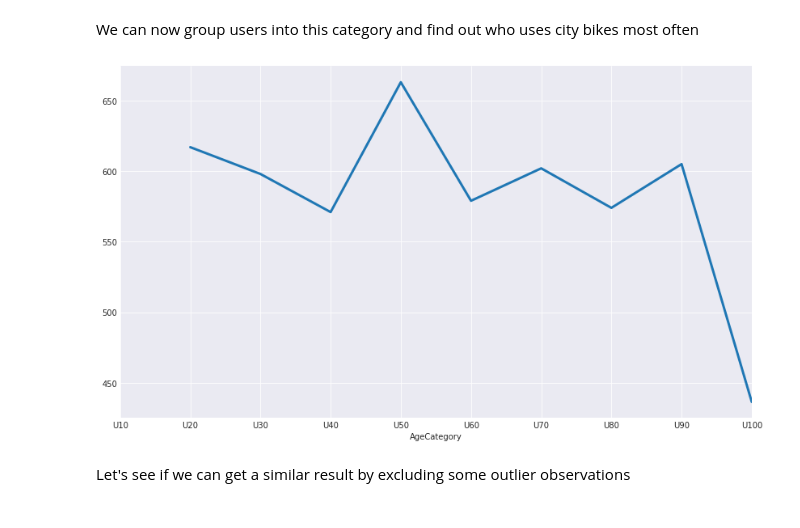
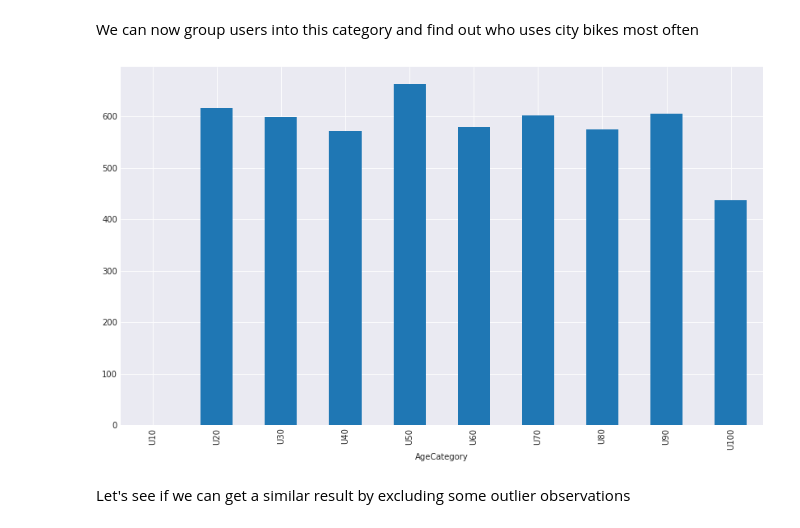
Before and after one commit to BlooAM/BikeCityShare, a Jupyter notebook: CityBikeShare.ipynb, the cells around one changed output. Saved outputs shown, nothing was run; the diff lists cells and outputs as text; code cells hidden in the pictures.

```diff
--- a/CityBikeShare.ipynb
+++ b/CityBikeShare.ipynb
@@ -543,9 +542,9 @@ We can now group users into this category and find out who uses city bikes most
 # %%
 data_age_grouped = data.groupby(['AgeCategory'])
 with plt.style.context("seaborn-darkgrid"):
-    data_age_grouped.median()['TripDuration'].plot(figsize=(14,8),linewidth=3)
+    data_age_grouped.median()['TripDuration'].plot(figsize=(14,8), kind='bar')
 # %% [output]
-[figure, old version]
+[figure, new version]
 # %% [markdown]
 Let's see if we can get a similar result by excluding some outlier observations
 # %%
```
Also changed, not shown: parts of 5 cells of this notebook.
